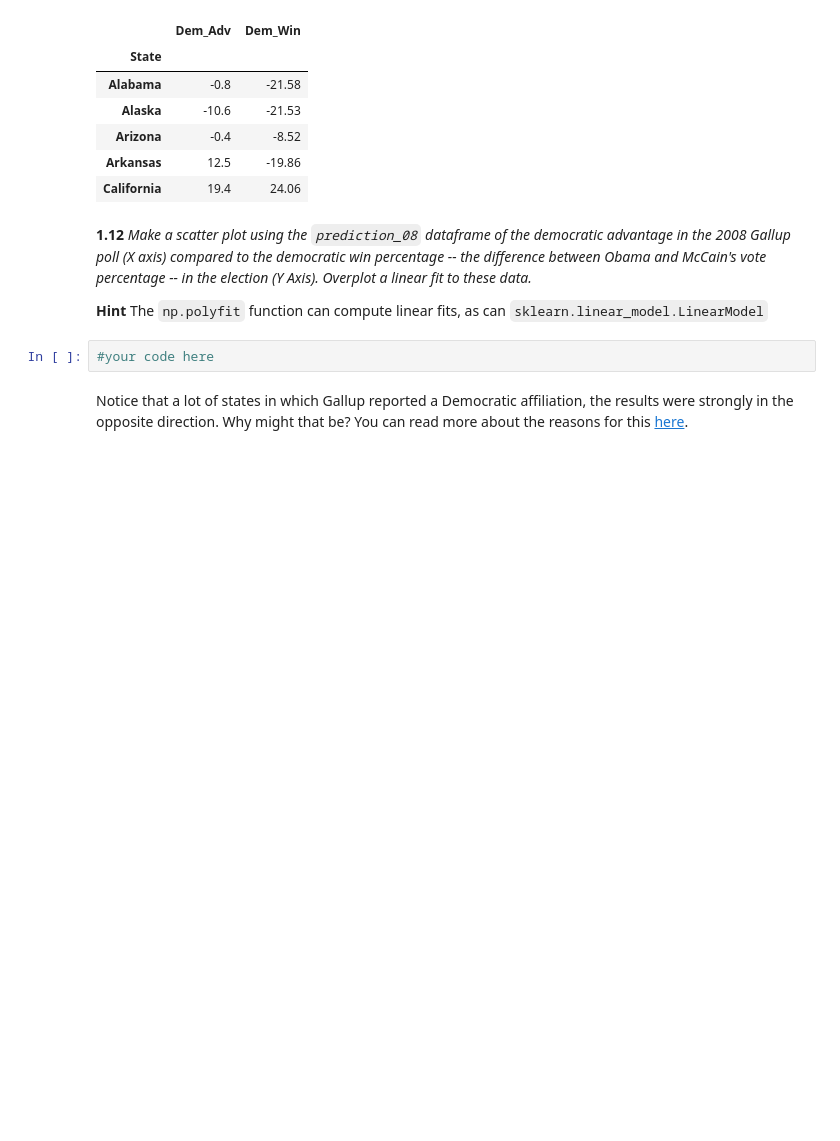
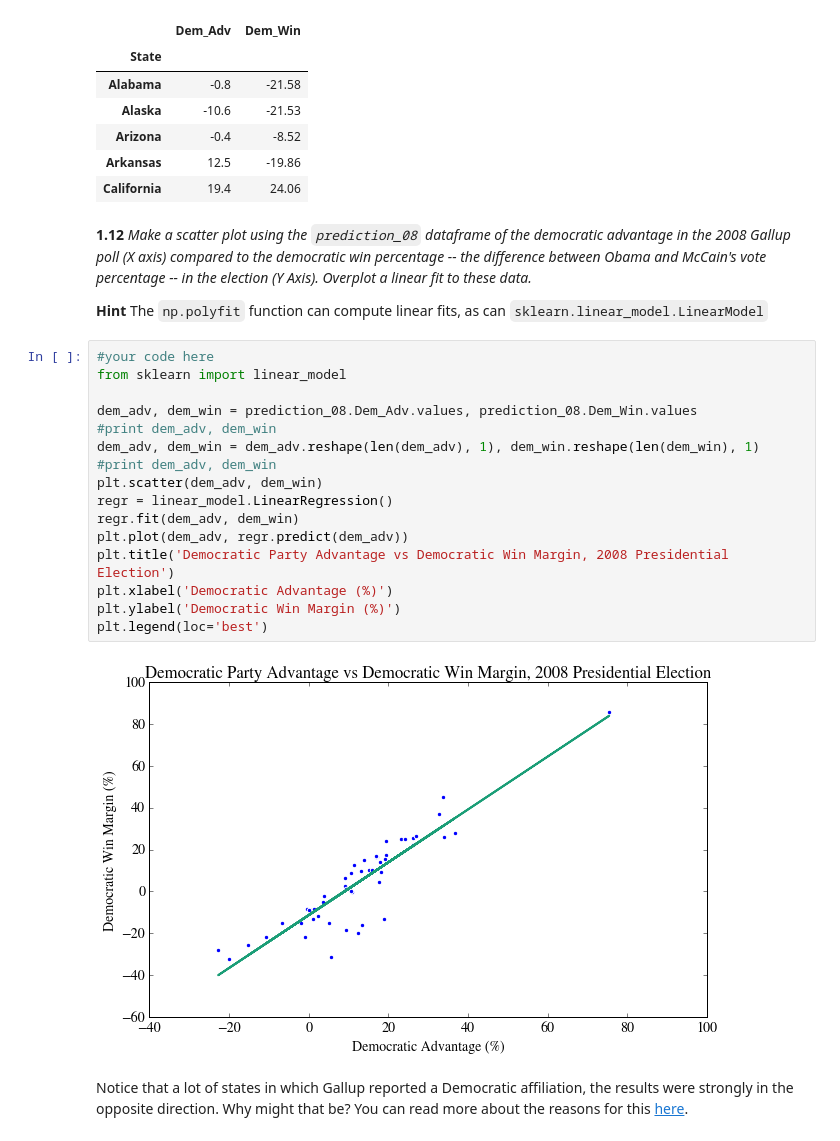
Before and after one commit to hiroshi-ishiiadajar/content, a Jupyter notebook: HW2.ipynb, the cells around one changed output. Saved outputs shown, nothing was run; the diff lists cells and outputs as text; blank space fills up the shorter version.

Commit message:
Plotted difference between D. party adv vs D. win
Made scatterplot of D. party advantage vs D. win advantage per state in
2008
Fit the data to a linear regression model and overlayed that on
scatterplot

```diff
--- a/HW2.ipynb
+++ b/HW2.ipynb
@@ -693,8 +693,24 @@ See the caveats in the documentation: http://pandas.pydata.org/pandas-docs/stabl
 
 **Hint**
 The `np.polyfit` function can compute linear fits, as can `sklearn.linear_model.LinearModel`
-# %%
-#your code here
+# %%
+#your code here
+from sklearn import linear_model
+
+dem_adv, dem_win = prediction_08.Dem_Adv.values, prediction_08.Dem_Win.values
+#print dem_adv, dem_win
+dem_adv, dem_win = dem_adv.reshape(len(dem_adv), 1), dem_win.reshape(len(dem_win), 1)
+#print dem_adv, dem_win
+plt.scatter(dem_adv, dem_win)
+regr = linear_model.LinearRegression()
+regr.fit(dem_adv, dem_win)
+plt.plot(dem_adv, regr.predict(dem_adv))
+plt.title('Democratic Party Advantage vs Democratic Win Margin, 2008 Presidential Election')
+plt.xlabel('Democratic Advantage (%)')
+plt.ylabel('Democratic Win Margin (%)')
+plt.legend(loc='best')
+# %% [output]
+[figure, added]
 # %% [markdown]
 Notice that a lot of states in which Gallup reported a Democratic affiliation, the results were strongly in the opposite direction. Why might that be? You can read more about the reasons for this [here](http://www.gallup.com/poll/114016/state-states-political-party-affiliation.aspx#1).
 # %% [markdown]
```
